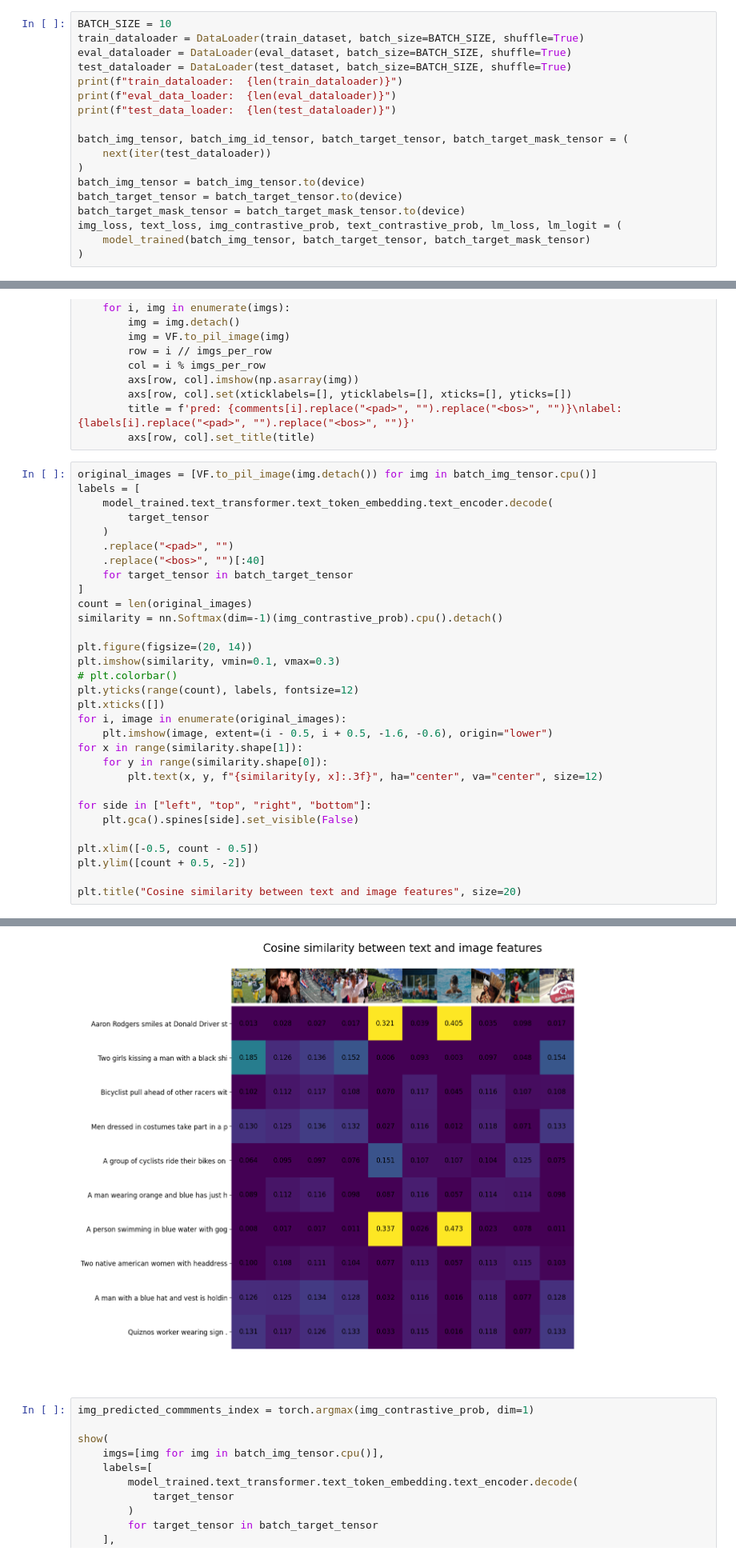
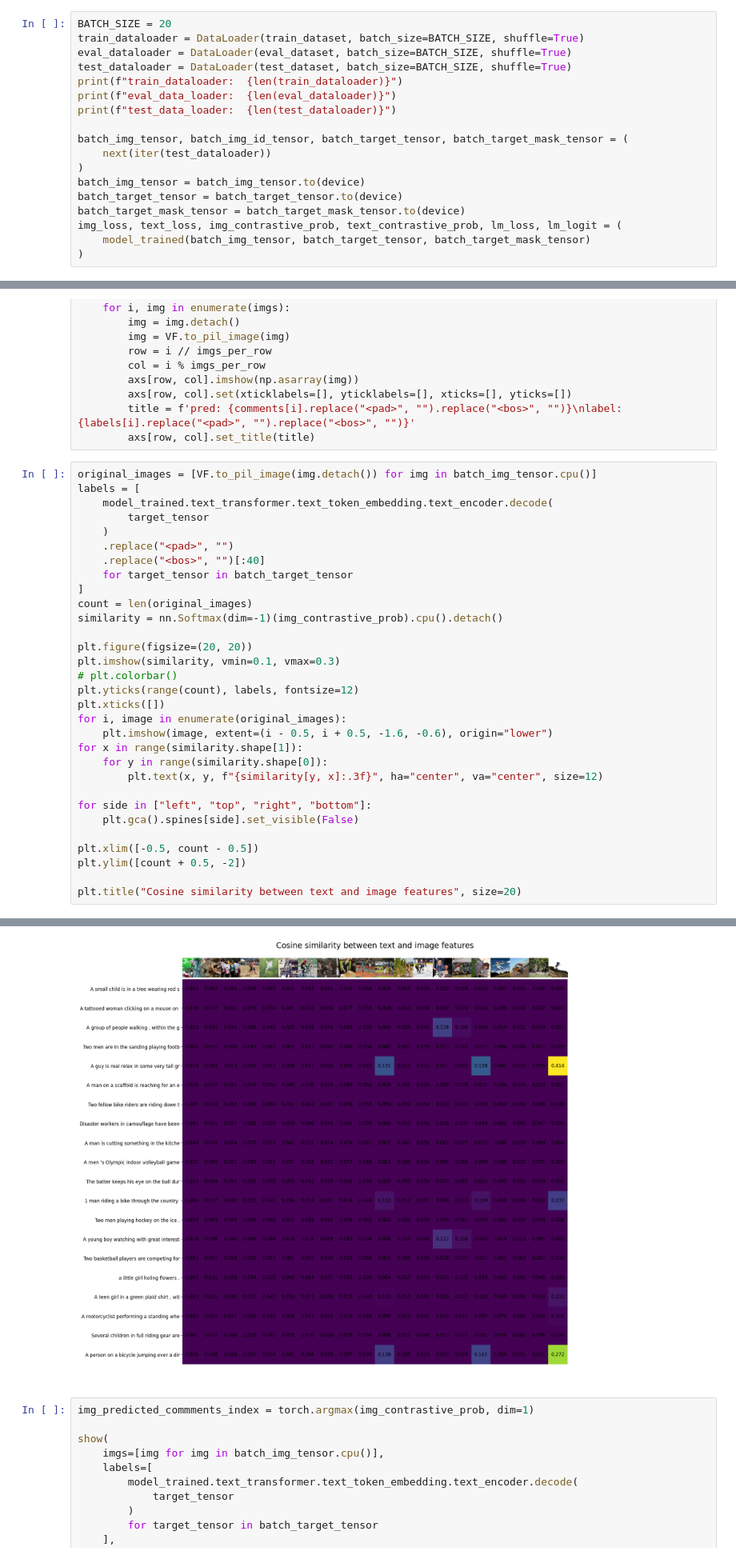
Before and after one commit to Chengbai/notebooks, a Jupyter notebook: vlm.ipynb, the cells around one changed output, grey strips where cells are left out. Shown at 80% size. Saved outputs shown, nothing was run; the diff lists cells and outputs as text.

```diff
--- a/vlm.ipynb
+++ b/vlm.ipynb
@@ -906,7 +899,7 @@ ImgLanguageModel(
   )
 )
 # %%
-BATCH_SIZE = 10
+BATCH_SIZE = 20
 train_dataloader = DataLoader(train_dataset, batch_size=BATCH_SIZE, shuffle=True)
 eval_dataloader = DataLoader(eval_dataset, batch_size=BATCH_SIZE, shuffle=True)
 test_dataloader = DataLoader(test_dataset, batch_size=BATCH_SIZE, shuffle=True)
@@ -986,35 +981,35 @@ original_images = [VF.to_pil_image(img.detach()) for img in batch_img_tensor.cpu
 labels = [
     model_trained.text_transformer.text_token_embedding.text_encoder.decode(
         target_tensor
     )
     .replace("<pad>", "")
     .replace("<bos>", "")[:40]
     for target_tensor in batch_target_tensor
 ]
 count = len(original_images)
 similarity = nn.Softmax(dim=-1)(img_contrastive_prob).cpu().detach()
 
-plt.figure(figsize=(20, 14))
+plt.figure(figsize=(20, 20))
 plt.imshow(similarity, vmin=0.1, vmax=0.3)
 # plt.colorbar()
 plt.yticks(range(count), labels, fontsize=12)
 plt.xticks([])
 for i, image in enumerate(original_images):
     plt.imshow(image, extent=(i - 0.5, i + 0.5, -1.6, -0.6), origin="lower")
 for x in range(similarity.shape[1]):
     for y in range(similarity.shape[0]):
         plt.text(x, y, f"{similarity[y, x]:.3f}", ha="center", va="center", size=12)
 
 for side in ["left", "top", "right", "bottom"]:
     plt.gca().spines[side].set_visible(False)
 
 plt.xlim([-0.5, count - 0.5])
 plt.ylim([count + 0.5, -2])
 
 plt.title("Cosine similarity between text and image features", size=20)
 # %% [output]
 Text(0.5, 1.0, 'Cosine similarity between text and image features')
-[figure, old version]
+[figure, new version]
 # %%
 img_predicted_commments_index = torch.argmax(img_contrastive_prob, dim=1)
 
```
Also changed, not shown: parts of 8 cells of this notebook, 3 other files.
